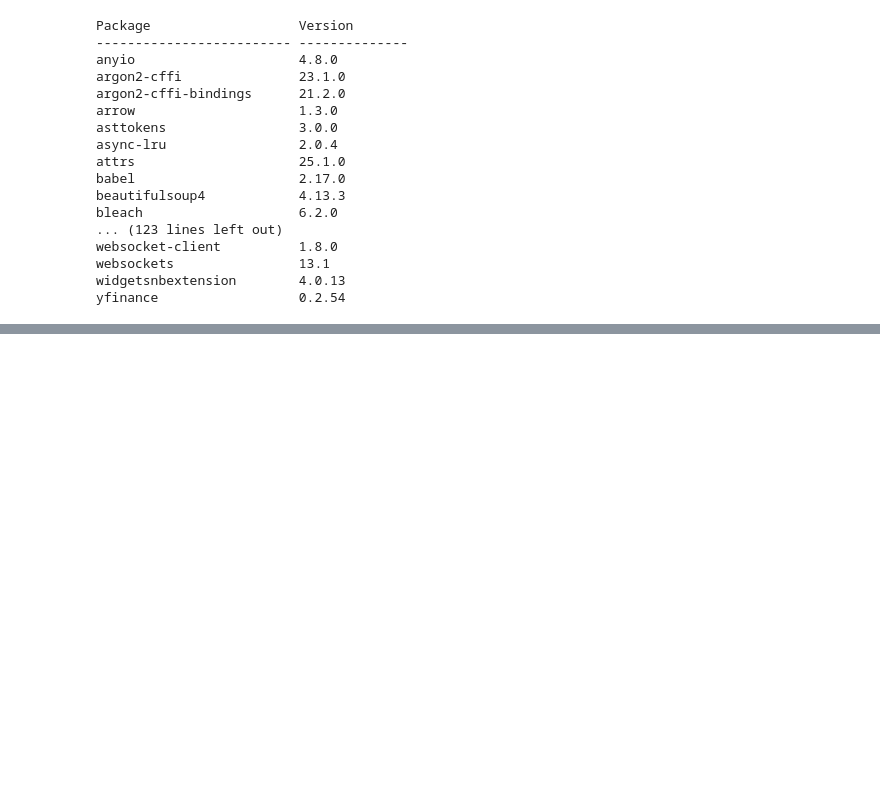
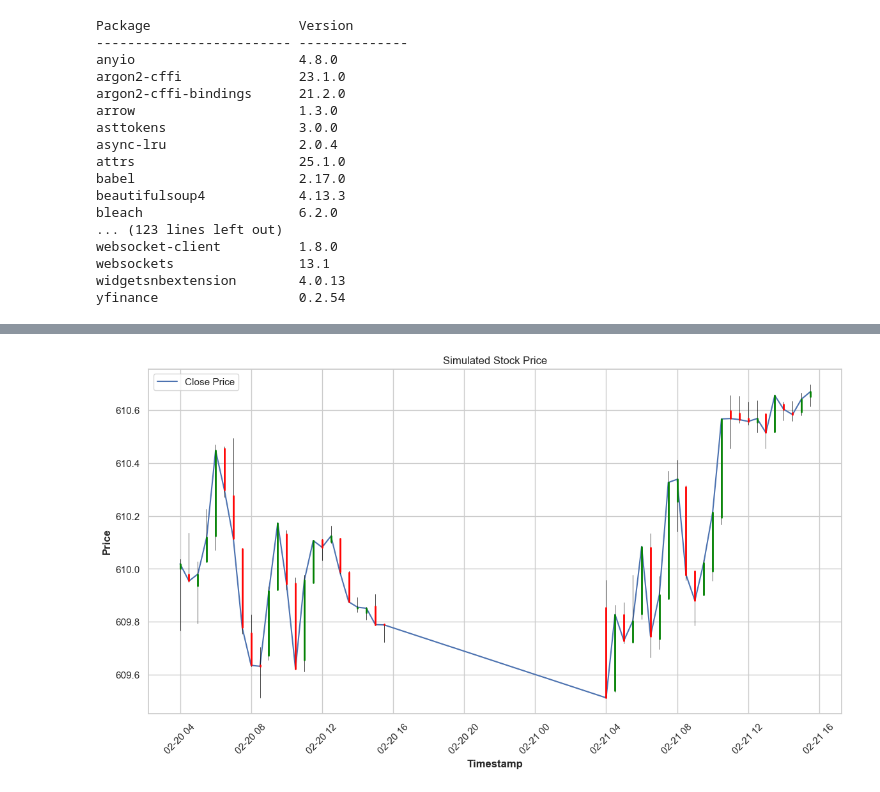
Before and after one commit to branmanc-uf/Financial-Engineering-Project, a Jupyter notebook: presentation_dashboard.ipynb, the cells around one changed output, grey strips where cells are left out. Saved outputs shown, nothing was run; the diff lists cells and outputs as text; code cells hidden in the pictures; blank space fills up the shorter version.

Commit message:
added seaborn candlesticks

```diff
--- a/presentation_dashboard.ipynb
+++ b/presentation_dashboard.ipynb
@@ -235,0 +246,31 @@ Timestamp
+# %%
+import seaborn as sns
+import matplotlib.pyplot as plt
+
+# Set seaborn style
+sns.set(style="whitegrid")
+
+# Create a figure and axis
+fig, ax = plt.subplots(figsize=(14, 7))
+
+# Plot the candlestick data
+sns.lineplot(data=candlestick_data, x=candlestick_data.index, y='Close', ax=ax, label='Close Price')
+
+# Add vertical lines for open, high, low, and close prices
+for idx, row in candlestick_data.iterrows():
+    ax.plot([idx, idx], [row['Low'], row['High']], color='black', linewidth=0.5)
+    ax.plot([idx, idx], [row['Open'], row['Close']], color='green' if row['Close'] >= row['Open'] else 'red', linewidth=2)
+
+# Set titles and labels
+ax.set_title("Simulated Stock Price")
+ax.set_xlabel("Timestamp")
+ax.set_ylabel("Price")
+
+# Rotate x-axis labels for better readability
+plt.xticks(rotation=45)
+
+# Show the plot
+plt.legend()
+plt.show()
+# %% [output]
+[figure, added]
```
Also changed, not shown: parts of 2 cells of this notebook.
